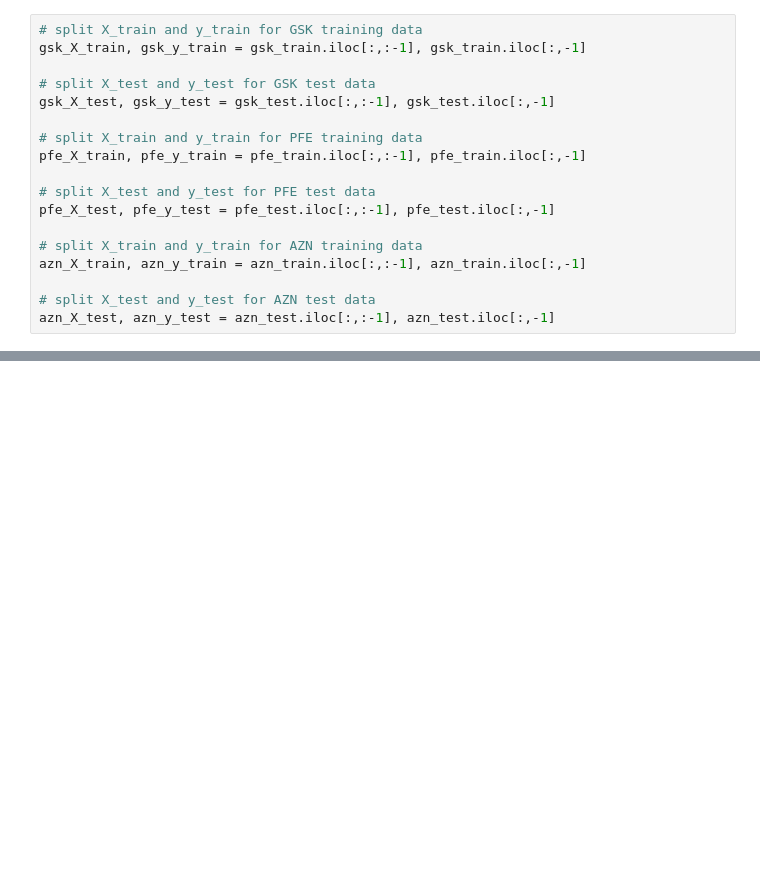
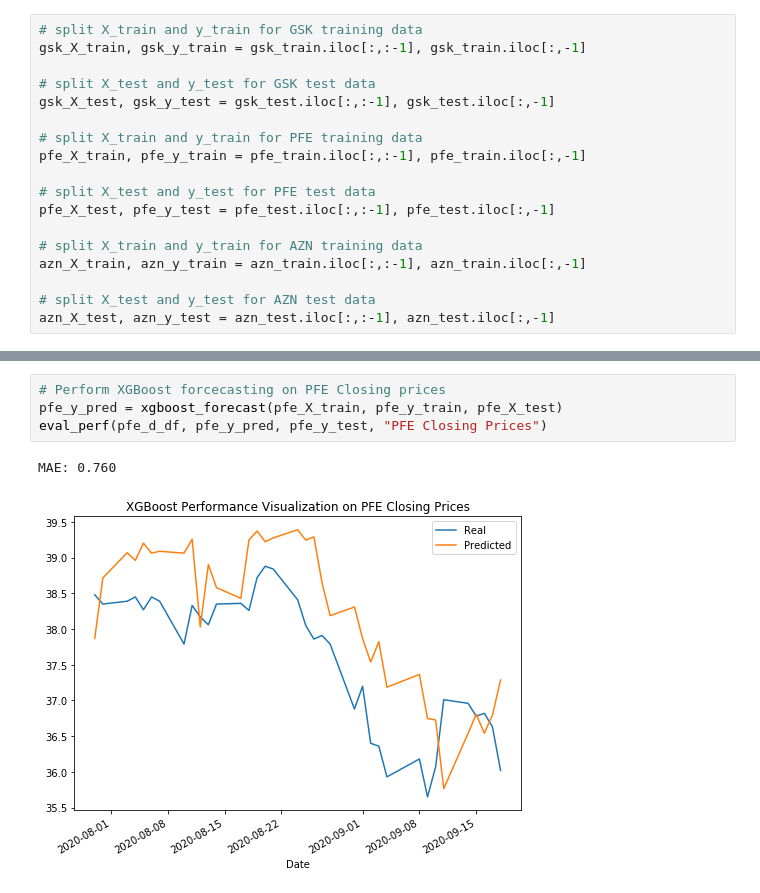
Before and after one commit to ShuranXu/Analysis-of-Trump-Tweets-Impact-To-Pharmaceutical-Stocks, a Jupyter notebook: XGBoost_Closing_Prices_Shuran.ipynb, the cells around one changed output, grey strips where cells are left out. Drawn from its saved outputs; the diff is of its cells as text; blank space fills up the shorter version.

```diff
--- a/XGBoost_Closing_Prices_Shuran.ipynb
+++ b/XGBoost_Closing_Prices_Shuran.ipynb
@@ -350,0 +314,7 @@ MAE: 1.099
+# %%
+# Perform XGBoost forcecasting on PFE Closing prices
+pfe_y_pred = xgboost_forecast(pfe_X_train, pfe_y_train, pfe_X_test)
+eval_perf(pfe_d_df, pfe_y_pred, pfe_y_test, "PFE Closing Prices")
+# %% [output]
+MAE: 0.760
+[figure, added]
```
Also changed, not shown: parts of 9 cells of this notebook.
